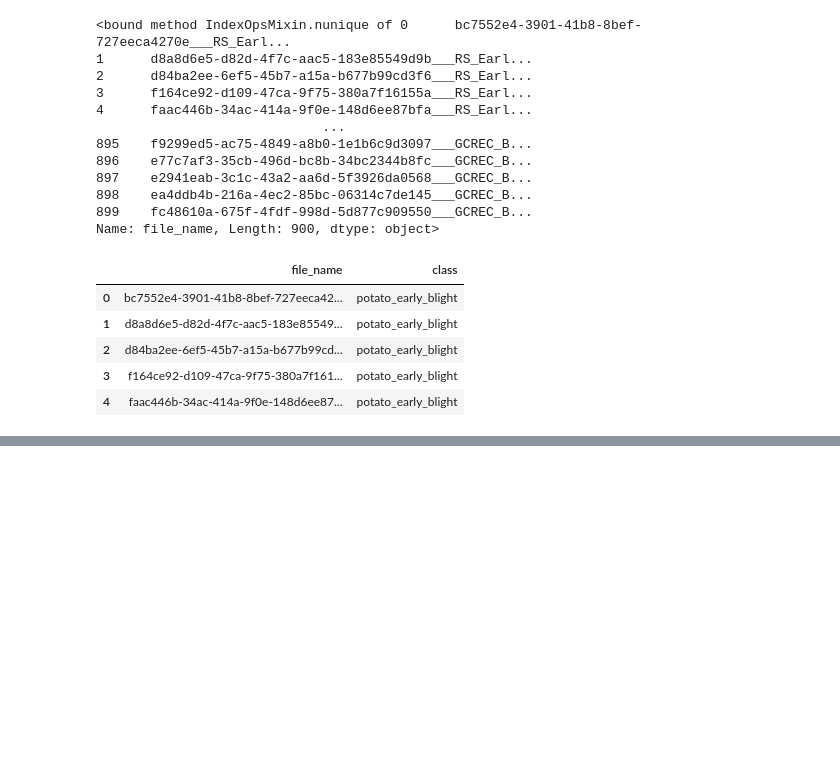
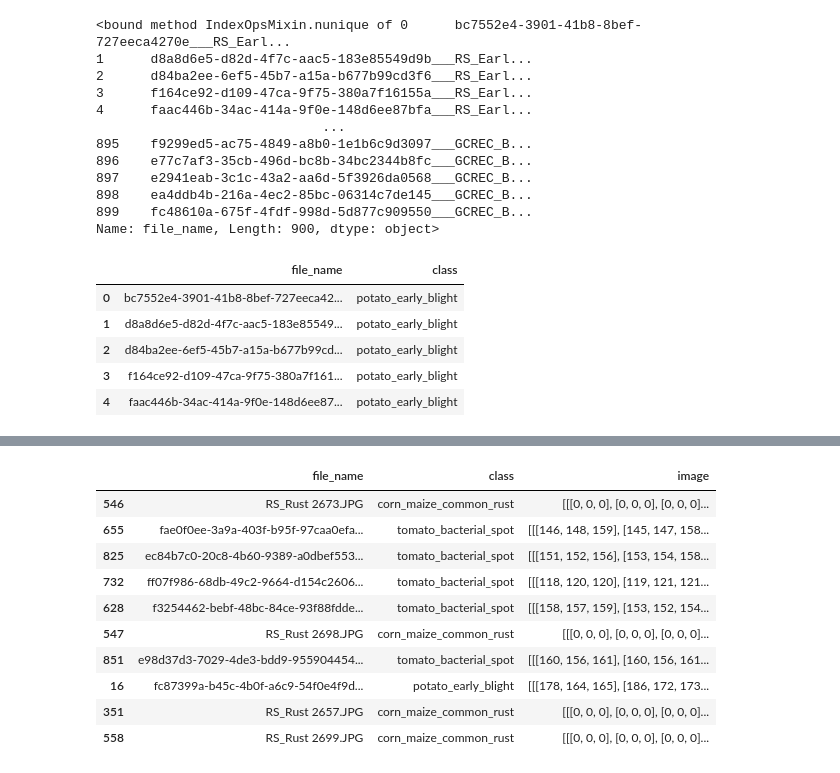
Before and after one commit to gowtham12591/Airflow, a Jupyter notebook: airflow_docker/dags/src/image_classification.ipynb, the cells around one changed output, grey strips where cells are left out. Drawn from its saved outputs; the diff is of its cells as text; code cells hidden in the pictures; blank space fills up the shorter version.

```diff
--- a/airflow_docker/dags/src/image_classification.ipynb
+++ b/airflow_docker/dags/src/image_classification.ipynb
@@ -89,0 +103,15 @@ df1.head()
+# %%
+df = pd.merge(df1, df2, on='file_name')
+df.sample(10)
+# %% [output]
+|  | file_name | class | image |
+| 546 | RS_Rust 2673.JPG | corn_maize_common_rust | [[[0, 0, 0], [0, 0, 0], [0, 0, 0]... |
+| 655 | fae0f0ee-3a9a-403f-b95f-97caa0efa... | tomato_bacterial_spot | [[[146, 148, 159], [145, 147, 158... |
+| 825 | ec84b7c0-20c8-4b60-9389-a0dbef553... | tomato_bacterial_spot | [[[151, 152, 156], [153, 154, 158... |
+| 732 | ff07f986-68db-49c2-9664-d154c2606... | tomato_bacterial_spot | [[[118, 120, 120], [119, 121, 121... |
+| 628 | f3254462-bebf-48bc-84ce-93f88fdde... | tomato_bacterial_spot | [[[158, 157, 159], [153, 152, 154... |
+| 547 | RS_Rust 2698.JPG | corn_maize_common_rust | [[[0, 0, 0], [0, 0, 0], [0, 0, 0]... |
+| 851 | e98d37d3-7029-4de3-bdd9-955904454... | tomato_bacterial_spot | [[[160, 156, 161], [160, 156, 161... |
+| 16 | fc87399a-b45c-4b0f-a6c9-54f0e4f9d... | potato_early_blight | [[[178, 164, 165], [186, 172, 173... |
+| 351 | RS_Rust 2657.JPG | corn_maize_common_rust | [[[0, 0, 0], [0, 0, 0], [0, 0, 0]... |
+| 558 | RS_Rust 2699.JPG | corn_maize_common_rust | [[[0, 0, 0], [0, 0, 0], [0, 0, 0]... |
```
Also changed, not shown: parts of 10 cells of this notebook, 10 other files.
